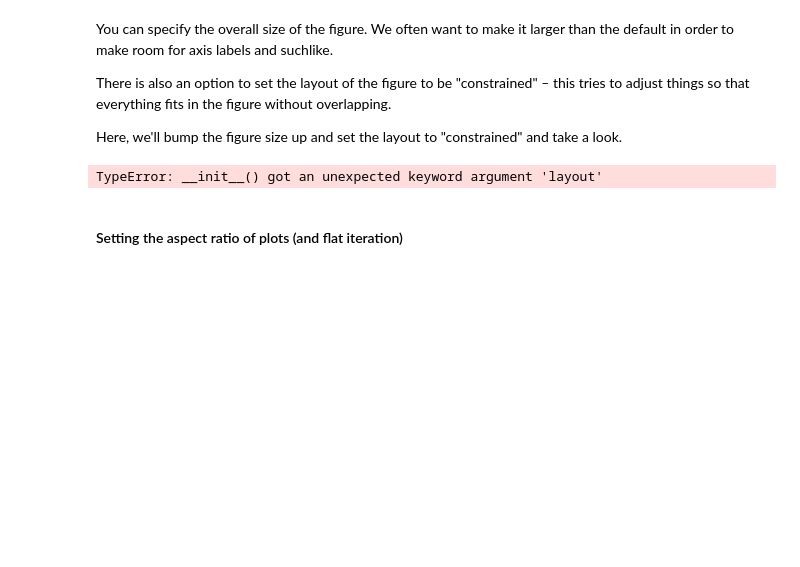
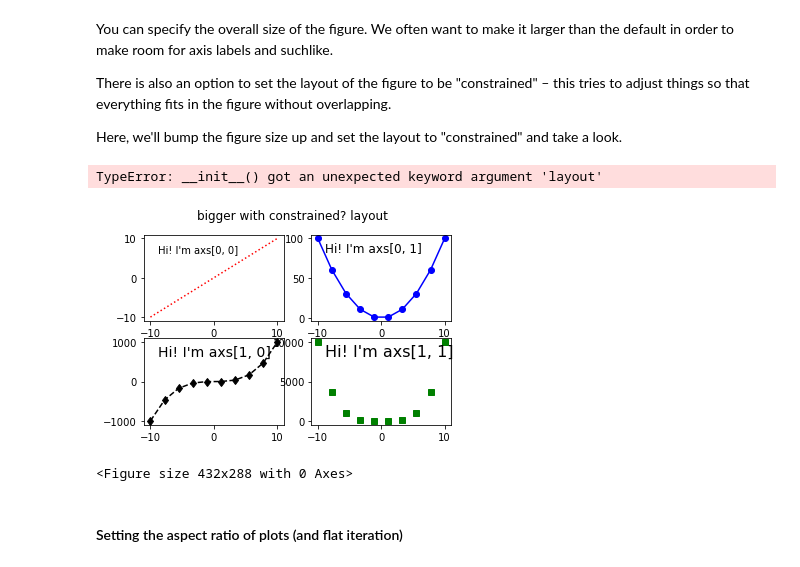
Before and after one commit to nwstetson/FDS-CourseTwo, a Jupyter notebook: PythonTutorials/tu_10_multiAxesFigs_2.ipynb, the cells around one changed output. Cells and saved outputs as stored; diff of their text form; code cells hidden in the pictures; blank space fills up the shorter version.

```diff
--- a/PythonTutorials/tu_10_multiAxesFigs_2.ipynb
+++ b/PythonTutorials/tu_10_multiAxesFigs_2.ipynb
@@ -166,8 +165,11 @@ There is also an option to set the layout of the figure to be "constrained" –
 
 Here, we'll bump the figure size up and set the layout to "constrained" and take a look.
 # %%
+lspec = [['r:', 'b-o'], ['k--d', 'gs']]
+fsizes = [[10, 12], [14, 16]]
+
 fig, axs = plt.subplots(ncols=2, nrows=2, figsize=(5.5, 3.5),
-                        layout="constrained")
+                        layout="constrained") # still does not work :/
 # add an artist, in this case a nice label in the middle...
 for row in range(2):
     for col in range(2):
@@ -176,9 +178,29 @@ for row in range(2):
                            transform=axs[row, col].transAxes,
                            fontsize = fsizes[row][col])
 
-fig.suptitle('bigger with contrained layout');
+fig.suptitle('bigger with constrained layout');
 # %% [output]
 TypeError: __init__() got an unexpected keyword argument 'layout'
+# %%
+lspec = [['r:', 'b-o'], ['k--d', 'gs']]
+fsizes = [[10, 12], [14, 16]]
+
+fig, axs = plt.subplots(ncols=2, nrows=2, figsize=(5.5, 3.5))
+# add an artist, in this case a nice label in the middle...
+for row in range(2):
+    for col in range(2):
+        axs[row, col].plot(x, y[row][col], lspec[row][col])
+        axs[row, col].text(0.1, 0.8, f'Hi! I\'m axs[{row}, {col}]',
+                           transform=axs[row, col].transAxes,
+                           fontsize = fsizes[row][col])
+
+fig.suptitle('bigger with constrained? layout');
+# %% [output]
+[figure, added]
+# %%
+plt.tight_layout()
+# %% [output]
+<Figure size 432x288 with 0 Axes>
 # %% [markdown]
 #### Setting the aspect ratio of plots (and flat iteration)
 # %% [markdown]
```
Also changed, not shown: parts of 16 cells of this notebook.
